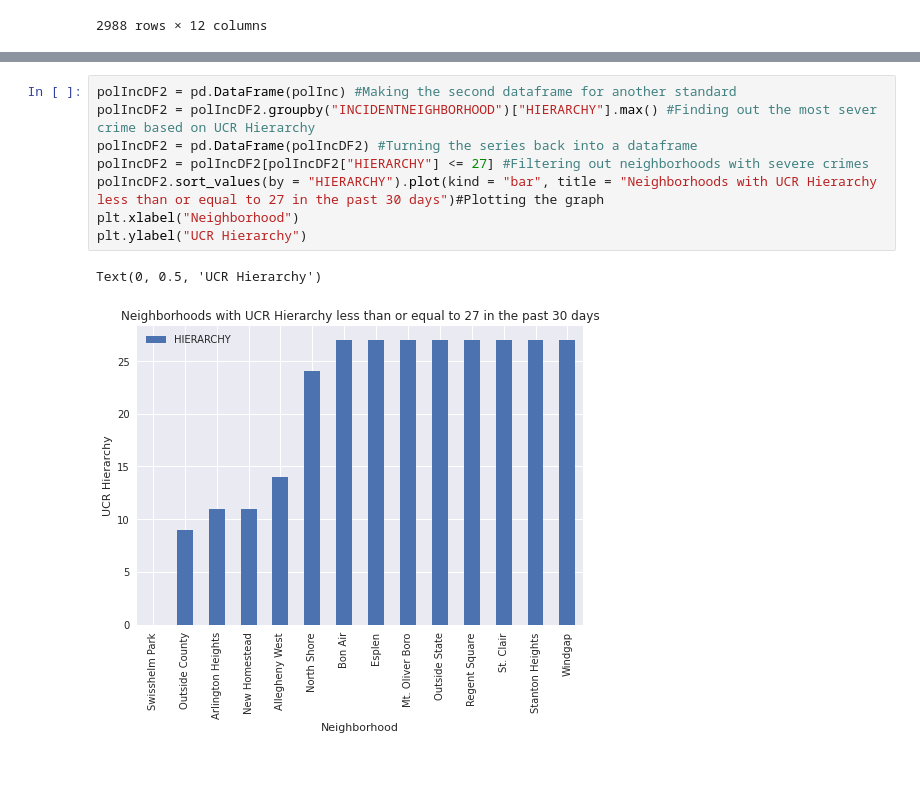
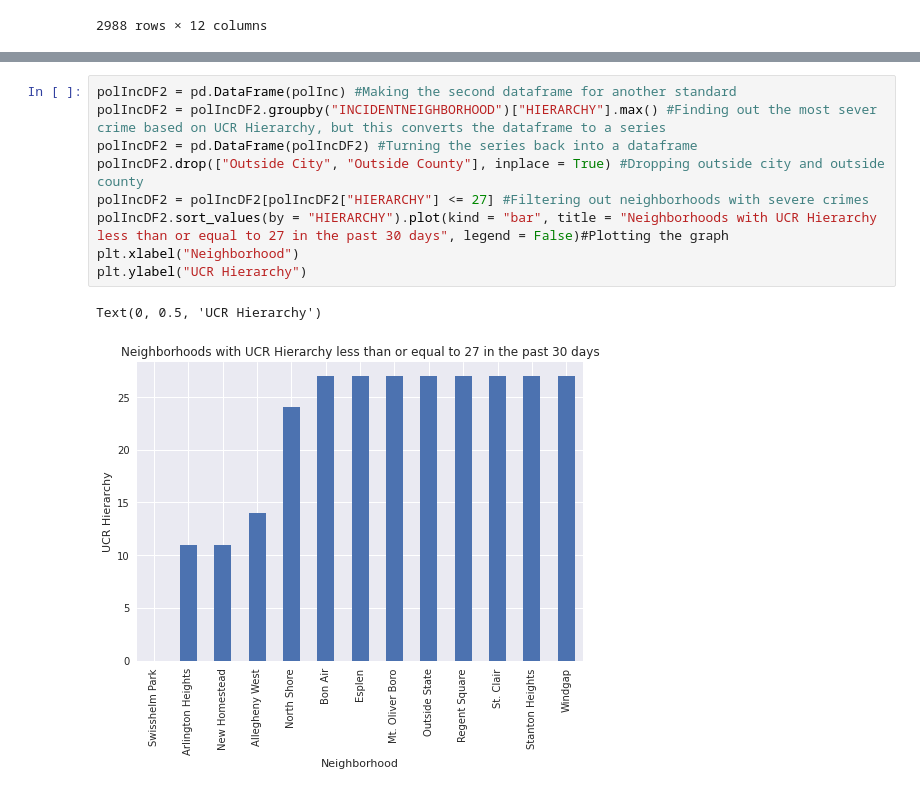
Before and after one commit to luke8499/Final-Project, a Jupyter notebook: GroupProjZHD.ipynb, the cells around one changed output, grey strips where cells are left out. Cells and saved outputs as stored; diff of their text form.

```diff
--- a/GroupProjZHD.ipynb
+++ b/GroupProjZHD.ipynb
@@ -46,11 +86,12 @@ plt.style.use("seaborn")
 # %%
 polIncDF2 = pd.DataFrame(polInc) #Making the second dataframe for another standard
-polIncDF2 = polIncDF2.groupby("INCIDENTNEIGHBORHOOD")["HIERARCHY"].max() #Finding out the most sever crime based on UCR Hierarchy
+polIncDF2 = polIncDF2.groupby("INCIDENTNEIGHBORHOOD")["HIERARCHY"].max() #Finding out the most sever crime based on UCR Hierarchy, but this converts the dataframe to a series
 polIncDF2 = pd.DataFrame(polIncDF2) #Turning the series back into a dataframe
+polIncDF2.drop(["Outside City", "Outside County"], inplace = True) #Dropping outside city and outside county
 polIncDF2 = polIncDF2[polIncDF2["HIERARCHY"] <= 27] #Filtering out neighborhoods with severe crimes
-polIncDF2.sort_values(by = "HIERARCHY").plot(kind = "bar", title = "Neighborhoods with UCR Hierarchy less than or equal to 27 in the past 30 days")#Plotting the graph
+polIncDF2.sort_values(by = "HIERARCHY").plot(kind = "bar", title = "Neighborhoods with UCR Hierarchy less than or equal to 27 in the past 30 days", legend = False)#Plotting the graph
 plt.xlabel("Neighborhood")
 plt.ylabel("UCR Hierarchy")
 # %% [output]
 Text(0, 0.5, 'UCR Hierarchy')
-[figure, old version]
+[figure, new version]
```
Also changed, not shown: parts of 11 cells of this notebook.
